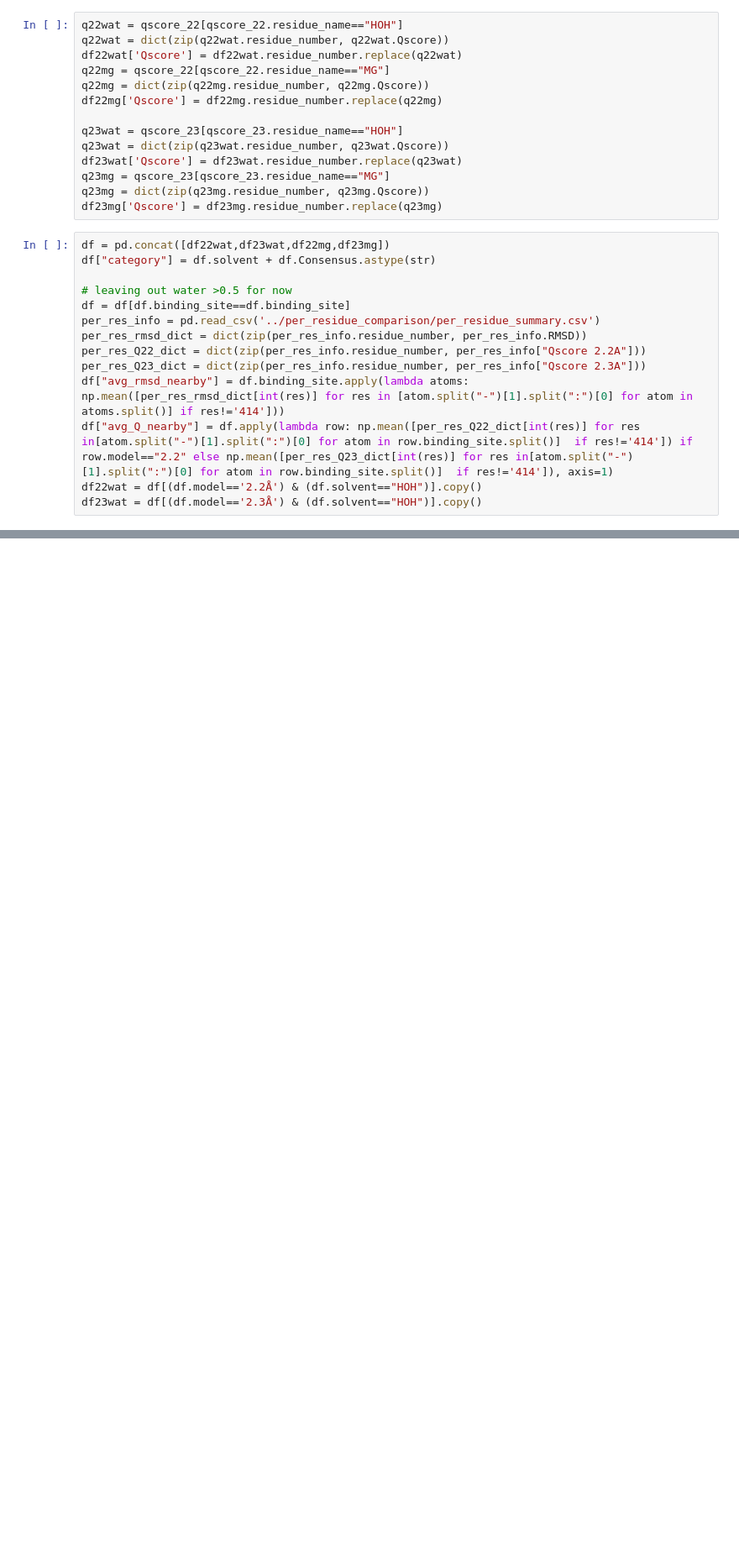
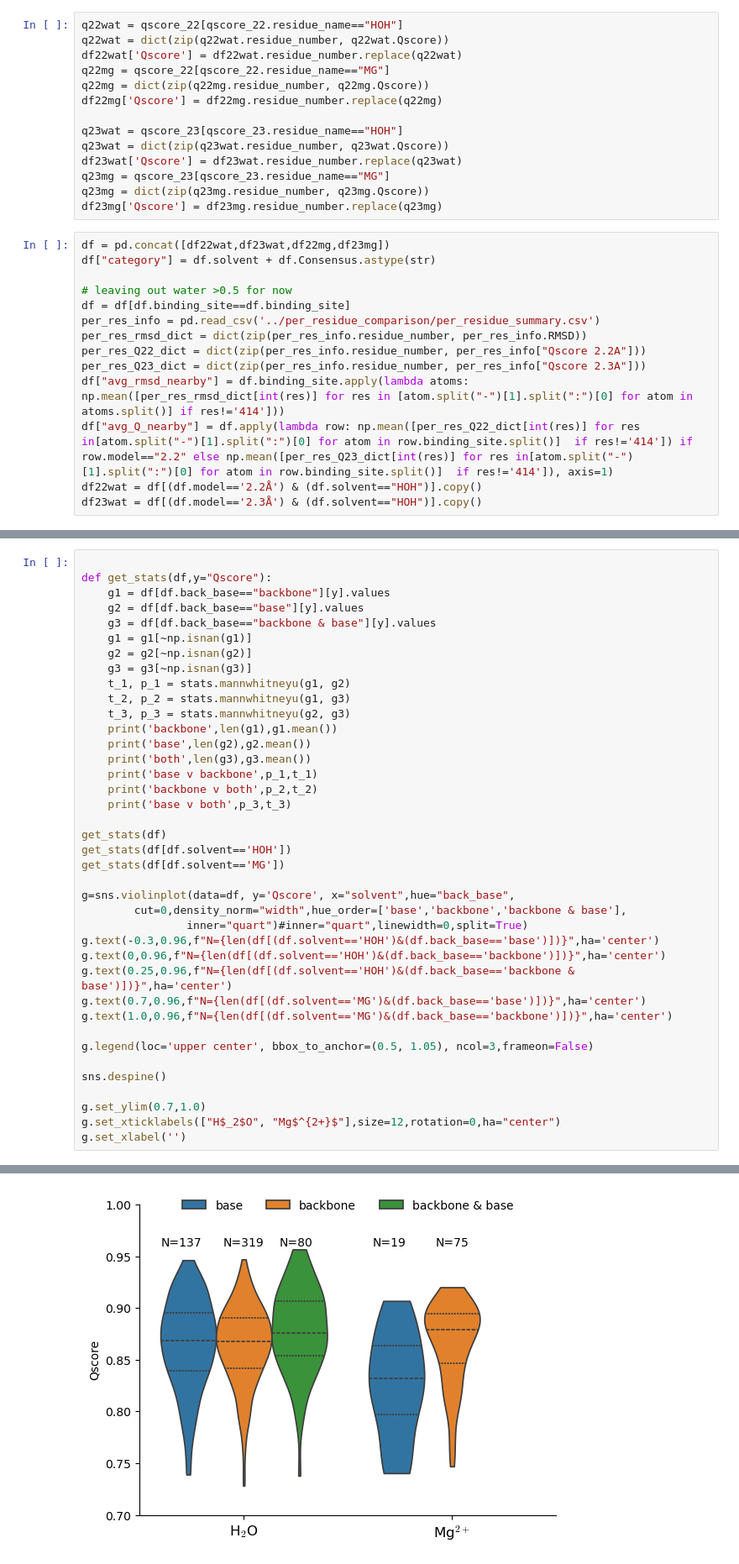
Before and after one commit to DasLab/Water-CryoEM-ribozyme, a Jupyter notebook: analysis/water_consensus/consensus_nonconsensus_compare.ipynb, the cells around one changed output, grey strips where cells are left out. Shown: that part at 84% size. Saved outputs shown, nothing was run; the diff lists cells and outputs as text; blank space fills up the shorter version.

```diff
--- a/analysis/water_consensus/consensus_nonconsensus_compare.ipynb
+++ b/analysis/water_consensus/consensus_nonconsensus_compare.ipynb
@@ -190,0 +257,40 @@ The `scale` parameter has been renamed and will be removed in v0.15.0. Pass `den
+# %%
+
+def get_stats(df,y="Qscore"):
+    g1 = df[df.back_base=="backbone"][y].values
+    g2 = df[df.back_base=="base"][y].values
+    g3 = df[df.back_base=="backbone & base"][y].values
+    g1 = g1[~np.isnan(g1)]
+    g2 = g2[~np.isnan(g2)]
+    g3 = g3[~np.isnan(g3)]
+    t_1, p_1 = stats.mannwhitneyu(g1, g2)
+    t_2, p_2 = stats.mannwhitneyu(g1, g3)
+    t_3, p_3 = stats.mannwhitneyu(g2, g3)
+    print('backbone',len(g1),g1.mean())
+    print('base',len(g2),g2.mean())
+    print('both',len(g3),g3.mean())
+    print('base v backbone',p_1,t_1)
+    print('backbone v both',p_2,t_2)
+    print('base v both',p_3,t_3)
+
+get_stats(df)
+get_stats(df[df.solvent=='HOH'])
+get_stats(df[df.solvent=='MG'])
+
+g=sns.violinplot(data=df, y='Qscore', x="solvent",hue="back_base",
+        cut=0,density_norm="width",hue_order=['base','backbone','backbone & base'],
+                inner="quart")#inner="quart",linewidth=0,split=True)
+g.text(-0.3,0.96,f"N={len(df[(df.solvent=='HOH')&(df.back_base=='base')])}",ha='center')
+g.text(0,0.96,f"N={len(df[(df.solvent=='HOH')&(df.back_base=='backbone')])}",ha='center')
+g.text(0.25,0.96,f"N={len(df[(df.solvent=='HOH')&(df.back_base=='backbone & base')])}",ha='center')
+g.text(0.7,0.96,f"N={len(df[(df.solvent=='MG')&(df.back_base=='base')])}",ha='center')
+g.text(1.0,0.96,f"N={len(df[(df.solvent=='MG')&(df.back_base=='backbone')])}",ha='center')
+
+g.legend(loc='upper center', bbox_to_anchor=(0.5, 1.05), ncol=3,frameon=False)
+
+sns.despine()
+
+g.set_ylim(0.7,1.0)
+g.set_xticklabels(["H$_2$O", "Mg$^{2+}$"],size=12,rotation=0,ha="center")
+g.set_xlabel('')
+# %% [output]
@@ -190,0 +316 @@ The `scale` parameter has been renamed and will be removed in v0.15.0. Pass `den
+[figure, added]
```
Also changed, not shown: parts of 10 cells of this notebook, 35 other files.
